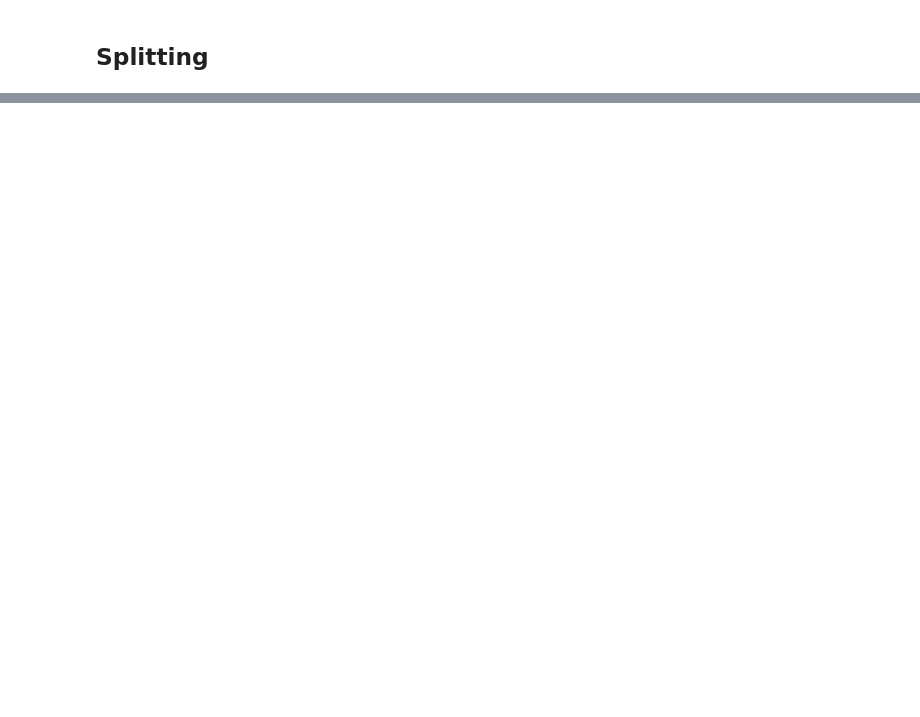
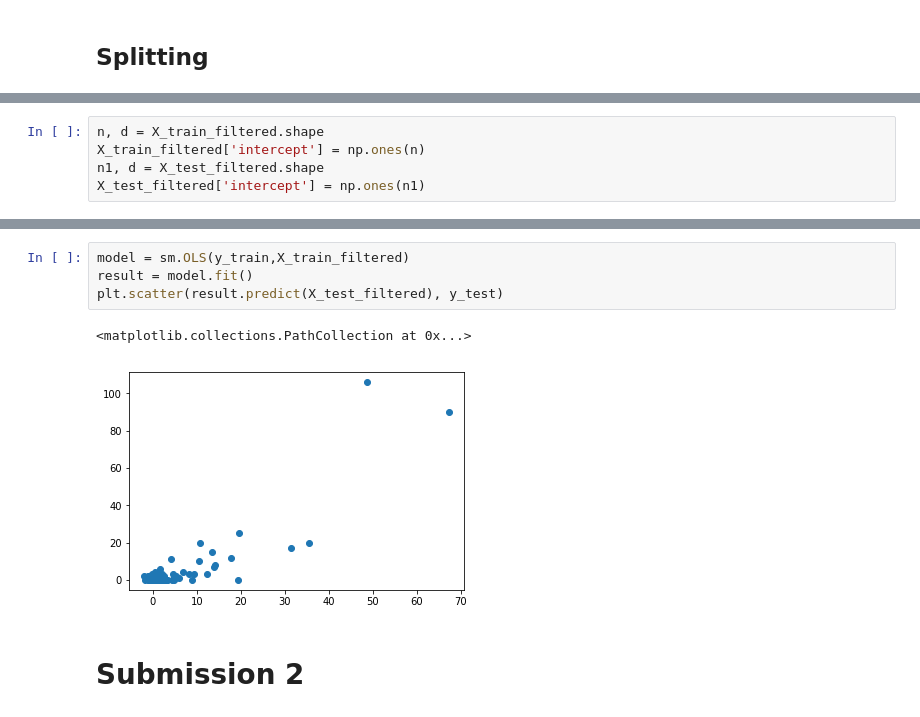
Before and after one commit to majesticfish/CS156B-Covid-Challenge, a Jupyter notebook: exploratory/Sean's Notebook/Just XY, please.ipynb, the cells around one changed output, grey strips where cells are left out. Saved outputs shown, nothing was run; the diff lists cells and outputs as text; blank space fills up the shorter version.

Commit message:
Second submission lmao

```diff
--- a/exploratory/Sean's Notebook/Just XY, please.ipynb
+++ b/exploratory/Sean's Notebook/Just XY, please.ipynb
@@ -429,0 +307,5 @@ import_feat = ['y at t = -2','cases','y at t = -0','Density per square mile of l
+# %%
+n, d = X_train_filtered.shape
+X_train_filtered['intercept'] = np.ones(n)
+n1, d = X_test_filtered.shape
+X_test_filtered['intercept'] = np.ones(n1)
@@ -429,0 +323,9 @@ import_feat = ['y at t = -2','cases','y at t = -0','Density per square mile of l
+# %%
+model = sm.OLS(y_train,X_train_filtered)
+result = model.fit()
+plt.scatter(result.predict(X_test_filtered), y_test)
+# %% [output]
+<matplotlib.collections.PathCollection at 0x...>
+[figure, added]
+# %% [markdown]
+# Submission 2
```
Also changed, not shown: parts of 37 cells of this notebook, 1 other file.
